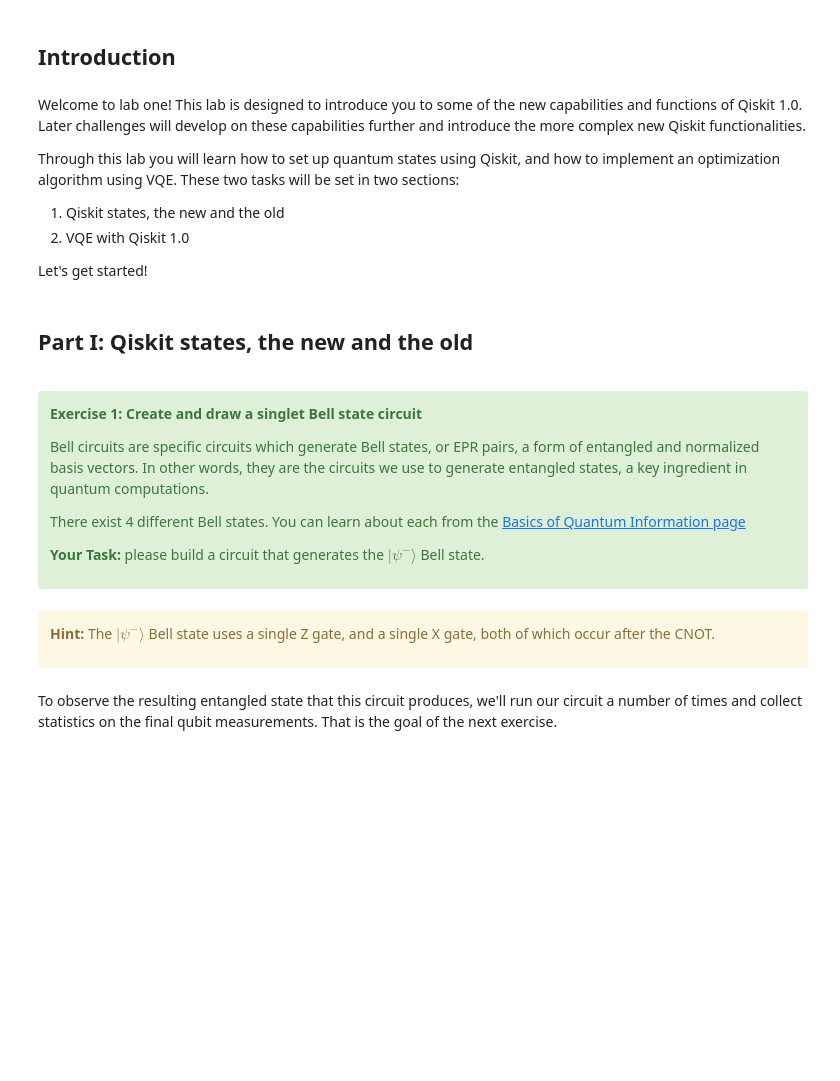
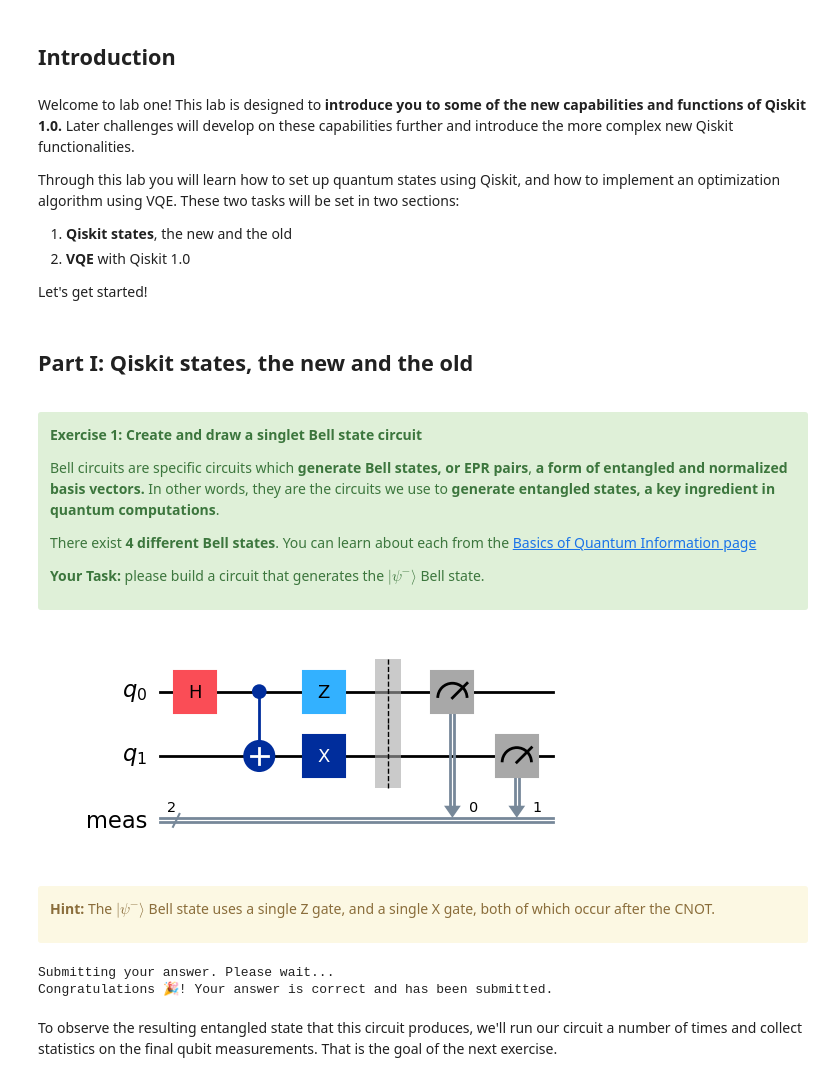
Before and after one commit to qiskit-community/ibm-quantum-challenge-2024, a Jupyter notebook: content/lab_1/lab-1.ipynb, the cells around one changed output. Drawn from its saved outputs; the diff is of its cells as text; code cells hidden in the pictures; blank space fills up the shorter version.

```diff
--- a/content/lab_1/lab-1.ipynb
+++ b/content/lab_1/lab-1.ipynb
@@ -64,13 +85,13 @@ from qc_grader.challenges.iqc_2024 import (
 # %% [markdown]
 ## Introduction <a name="intro"></a>
 # %% [markdown]
-Welcome to lab one! This lab is designed to introduce you to some of the new capabilities and functions of Qiskit 1.0. Later challenges will develop on these capabilities further and introduce the more complex new Qiskit functionalities.
+Welcome to lab one! This lab is designed to **introduce you to some of the new capabilities and functions of Qiskit 1.0.** Later challenges will develop on these capabilities further and introduce the more complex new Qiskit functionalities.
 
 Through this lab you will learn how to set up quantum states using Qiskit, and how to implement an optimization algorithm using VQE. These two tasks will be set in two sections:
 
 
-1.   Qiskit states, the new and the old
-2.   VQE with Qiskit 1.0
+1.   **Qiskit states**, the new and the old
+2.   **VQE** with Qiskit 1.0
 
 Let's get started!
 # %% [markdown]
@@ -82,9 +103,9 @@ Let's get started!
 
 <b> Exercise 1: Create and draw a singlet Bell state circuit</b>
 
-Bell circuits are specific circuits which generate Bell states, or EPR pairs, a form of entangled and normalized basis vectors. In other words, they are the circuits we use to generate entangled states, a key ingredient in quantum computations.
+Bell circuits are specific circuits which **generate Bell states, or EPR pairs**, **a form of entangled and normalized basis vectors.** In other words, they are the circuits we use to **generate entangled states, a key ingredient in quantum computations**.
 
-There exist 4 different Bell states. You can learn about each from the [Basics of Quantum Information page](https://learning.quantum.ibm.com/course/basics-of-quantum-information/multiple-systems#bell-states)
+There exist **4 different Bell states**. You can learn about each from the [Basics of Quantum Information page](https://learning.quantum.ibm.com/course/basics-of-quantum-information/multiple-systems#bell-states)
 
 **Your Task:** please build a circuit that generates the $| \psi ^- \rangle$ Bell state.
 
@@ -92,16 +113,21 @@ There exist 4 different Bell states. You can learn about each from the [Basics o
 # %%
 # Build a circuit to form a psi-minus Bell state
 # Apply gates to the provided QuantumCircuit, qc
 
 qc = QuantumCircuit(2)
 
 ### Write your code below here ###
+qc.h(0) # Make a superposition state
 
-
+qc.cx(0, 1) # Entangle a pair of qubits.
+qc.z(0) # Add a single Z gate to the first qubit q0
+qc.x(1) # Add a single X gate to the second qubit q1
 
 ### Don't change any code past this line ###
 qc.measure_all()
 qc.draw('mpl')
+# %% [output]
+[figure, added]
 # %% [markdown]
 <div class="alert alert-block alert-warning">
 
@@ -112,6 +138,9 @@ qc.draw('mpl')
 # Submit your answer using following code
 
 grade_lab1_ex1(qc) # Expected result type: QuantumCircuit
+# %% [output]
+Submitting your answer. Please wait...
+Congratulations 🎉! Your answer is correct and has been submitted.
 # %% [markdown]
 To observe the resulting entangled state that this circuit produces, we'll run our circuit a number of times and collect statistics on the final qubit measurements. That is the goal of the next exercise.
 # %% [markdown]
```
Also changed, not shown: parts of 37 cells of this notebook, 2 other files.
